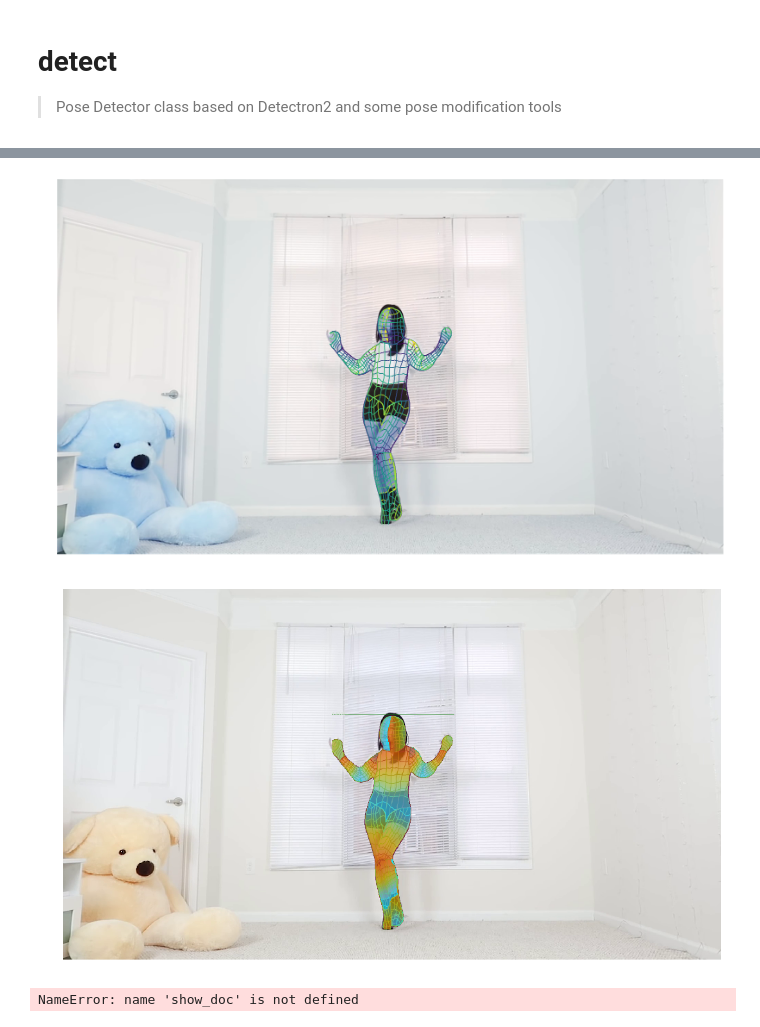
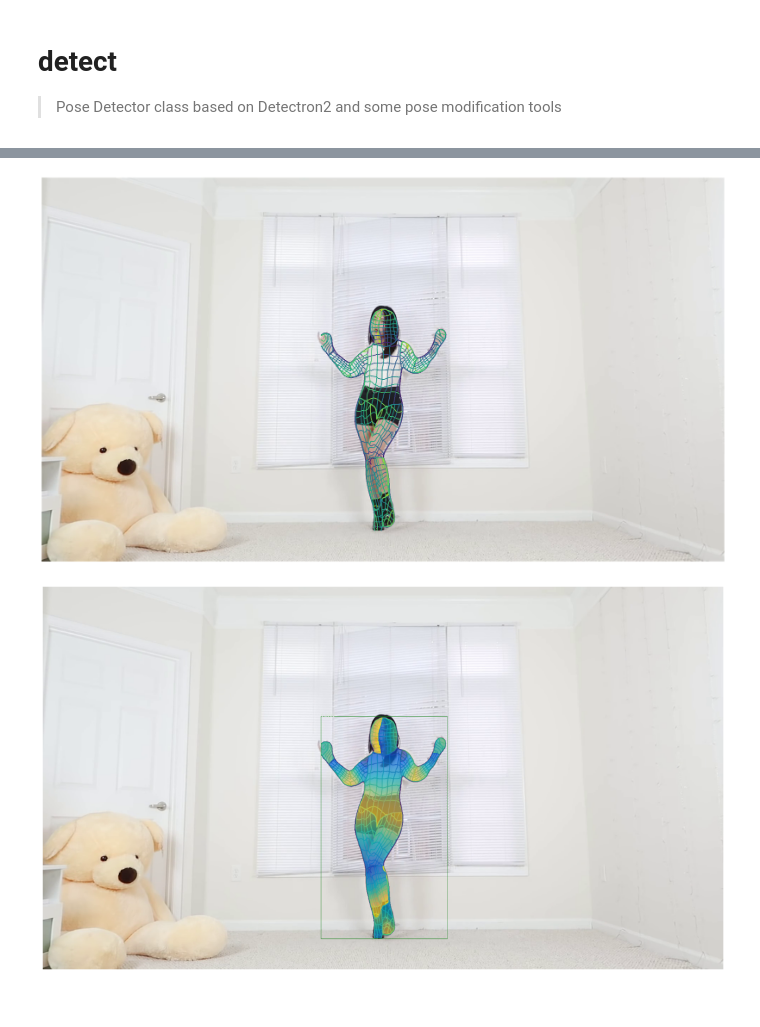
Before and after one commit to broadwell/choreo_k_nbdev1, a Jupyter notebook: 000_detectron2_detector.ipynb, the cells around one changed output, grey strips where cells are left out. Cells and saved outputs as stored; diff of their text form; code cells hidden in the pictures.

```diff
--- a/000_detectron2_detector.ipynb
+++ b/000_detectron2_detector.ipynb
@@ -147,7 +109,7 @@ just_image(out_image)
 cfg = get_cfg()
 densepose.add_densepose_config(cfg)
 cfg.merge_from_file("configs/densepose_rcnn_R_50_FPN_s1x.yaml")
-cfg.MODEL.ROI_HEADS.SCORE_THRESH_TEST = 0.7  # set threshold for this model
+cfg.MODEL.ROI_HEADS.SCORE_THRESH_TEST = 0.3  # set threshold for this model
 cfg.MODEL.WEIGHTS = "https://dl.fbaipublicfiles.com/densepose/densepose_rcnn_R_50_FPN_s1x/165712039/model_final_162be9.pkl"
 predictor = DefaultPredictor(cfg)
 
@@ -162,9 +124,6 @@ data = extractor(outputs)
 # %%
 image_vis = visualizer.visualize(im, data)
 just_image(image_vis)
-# %% [output]
-[figure, removed]
-[figure, removed]
 # %%
 #export
 import torch
@@ -218,6 +177,8 @@ import os
 
 import matplotlib.pyplot as plt
 
+%matplotlib inline
+
 def just_image(ima):
     w,h = plt.figaspect(ima)
     fig, ax = plt.subplots(figsize=(w*2, h*2), dpi=72)
@@ -243,7 +204,7 @@ class Detector:
         cfg = get_cfg()
         densepose.add_densepose_config(cfg)
         cfg.merge_from_file("configs/densepose_rcnn_R_50_FPN_s1x.yaml")
-        cfg.MODEL.ROI_HEADS.SCORE_THRESH_TEST = 0.7  # set threshold for this model
+        cfg.MODEL.ROI_HEADS.SCORE_THRESH_TEST = 0.3  # set threshold for this model
         cfg.MODEL.WEIGHTS = "https://dl.fbaipublicfiles.com/densepose/densepose_rcnn_R_50_FPN_s1x/165712039/model_final_162be9.pkl"
         self.predictor = DefaultPredictor(cfg)
 
@@ -265,18 +226,26 @@ class Detector:
 
 #         return detections
 
-    def detect_image_array(self, image_array):
+    def __detect_image_array__(self, image_array):
         im = cv2.cvtColor(image_array, cv2.COLOR_RGBA2BGR) # Detector expects BGR format
         outputs = self.predictor(im)["instances"]
         data = self.extractor(outputs)
         return data
 
-    def detect_image_file(self, image_path):
+    def detect_image(self, image_path, viz=False):
         """ Applies the pose detection model to a single image file. Returns detections. """
-        im = cv2.imread("sample_data/sample1.png")
-        return self.detect_image_array(im)
+        image_array = cv2.imread(image_path)
 
-    def draw_detections(self, image_array, data):
+        data = self.__detect_image_array__(image_array)
+
+        if viz:
+            image_vis = self.visualizer.visualize(image_array, data)
+            display_image = cv2.cvtColor(image_vis, cv2.COLOR_RGBA2BGR)
+            just_image(display_image)
+
+        return data
+
+    def __draw_detections__(self, image_array, data):
         image_vis = self.visualizer.visualize(image_array, data)
         return image_vis
 
@@ -347,7 +316,7 @@ class Detector:
             #pil_image = PIL.Image.fromarray(im)
             #detections = self.__detect_one_or_more_images__([pil_image])
 
-            detections = self.detect_image_array(im)
+            detections = self.__detect_image_array__(im)
 
             print("Frame",frame_count,"of",total_frames,round(timecode,2),"figures",len(detections))
 
@@ -356,7 +325,7 @@ class Detector:
                 this_frame_data['image'] = im
             if write_images:
                 if write_images:
-                    output_image_array = self.draw_detections(im, this_frame_data['figures'])
+                    output_image_array = self.__draw_detections__(im, this_frame_data['figures'])
                     # Image doesn't necessarily come in as RGB(A)!
                     #rgbim = cv2.cvtColor(output_image_array, cv2.COLOR_BGR2RGBA)
                     pil_image = PIL.Image.fromarray(output_image_array)
@@ -369,6 +338,10 @@ class Detector:
 # %%
 show_doc(Detector.detect_image)
 show_doc(Detector.detect_video)
-# %% [output]
-NameError: name 'show_doc' is not defined
+# %%
+teddy = Detector()
+detections = teddy.detect_image('sample_data/sample1.png', viz=True)
+# %% [output]
+[figure, added]
+[figure, added]
 # %%
```
Also changed, not shown: parts of 6 cells of this notebook, 1 other file.
